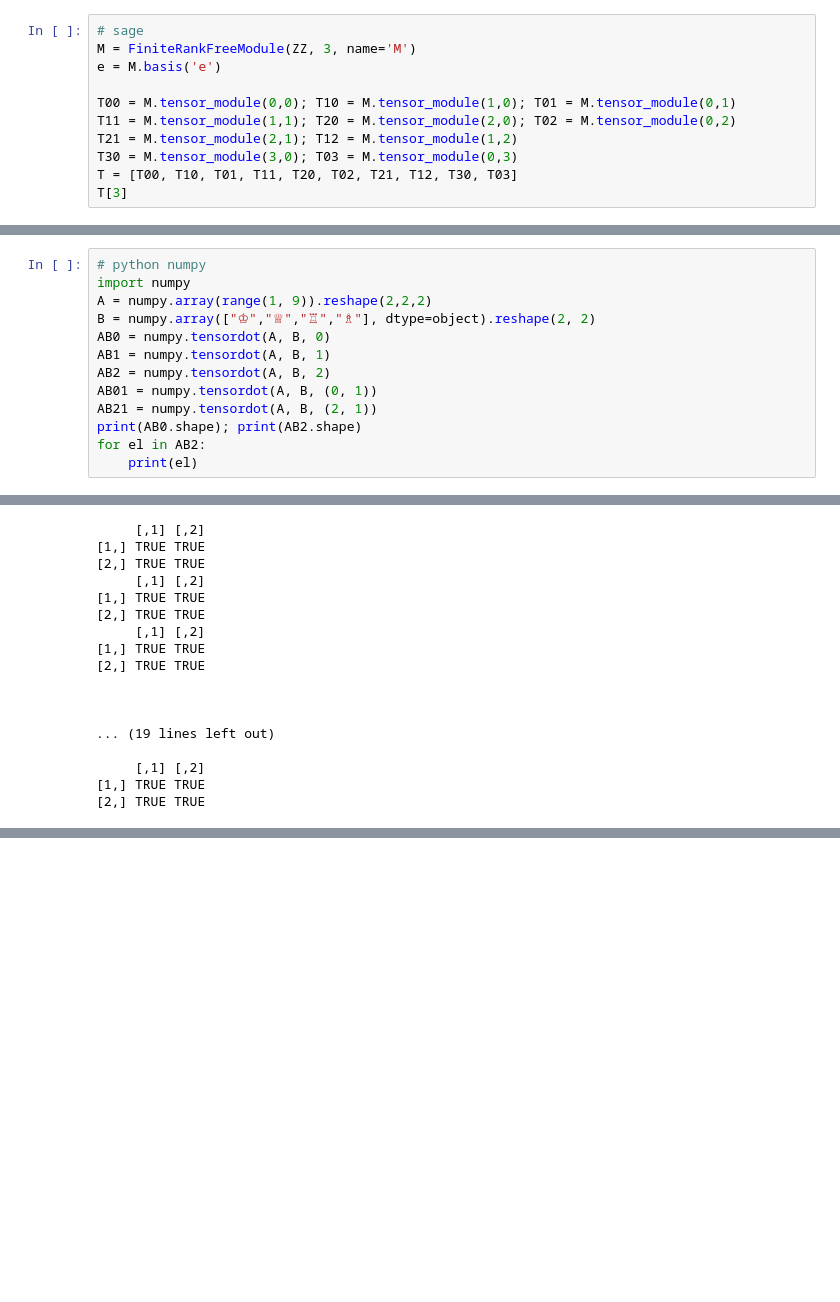
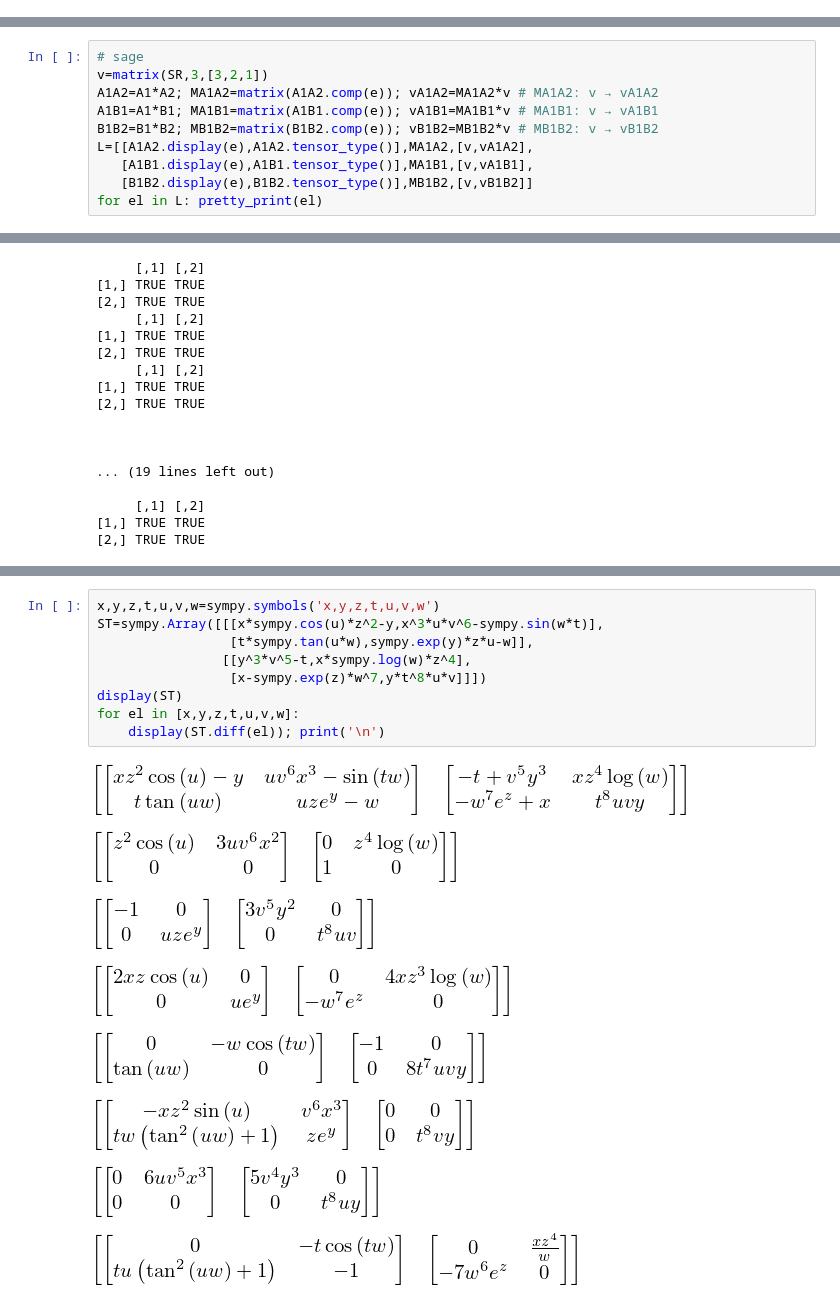
Before and after one commit to OlgaBelitskaya/linear_algebra_practice, a Jupyter notebook: work1_14.ipynb, the cells around one changed output, grey strips where cells are left out. Drawn from its saved outputs; the diff is of its cells as text; blank space fills up the shorter version.

```diff
--- a/work1_14.ipynb
+++ b/work1_14.ipynb
@@ -152,11 +209,0 @@ $AB \times \cdot GH = (a_m b_m) \times \cdot (g_n h_n) = (b_m \times g_n) (a_m \
-# %%
-# sage
-M = FiniteRankFreeModule(ZZ, 3, name='M')
-e = M.basis('e')
-
-T00 = M.tensor_module(0,0); T10 = M.tensor_module(1,0); T01 = M.tensor_module(0,1)
-T11 = M.tensor_module(1,1); T20 = M.tensor_module(2,0); T02 = M.tensor_module(0,2)
-T21 = M.tensor_module(2,1); T12 = M.tensor_module(1,2)
-T30 = M.tensor_module(3,0); T03 = M.tensor_module(0,3)
-T = [T00, T10, T01, T11, T20, T02, T21, T12, T30, T03]
-T[3]
@@ -275,13 +209,0 @@ Graphics3d Object
-# %%
-# python numpy
-import numpy
-A = numpy.array(range(1, 9)).reshape(2,2,2)
-B = numpy.array(["♔","♕","♖","♗"], dtype=object).reshape(2, 2)
-AB0 = numpy.tensordot(A, B, 0)
-AB1 = numpy.tensordot(A, B, 1)
-AB2 = numpy.tensordot(A, B, 2)
-AB01 = numpy.tensordot(A, B, (0, 1))
-AB21 = numpy.tensordot(A, B, (2, 1))
-print(AB0.shape); print(AB2.shape)
-for el in AB2:
-    print(el)
@@ -292,0 +210,10 @@ for el in AB2:
+# %%
+# sage
+v=matrix(SR,3,[3,2,1])
+A1A2=A1*A2; MA1A2=matrix(A1A2.comp(e)); vA1A2=MA1A2*v # MA1A2: v → vA1A2
+A1B1=A1*B1; MA1B1=matrix(A1B1.comp(e)); vA1B1=MA1B1*v # MA1B1: v → vA1B1
+B1B2=B1*B2; MB1B2=matrix(B1B2.comp(e)); vB1B2=MB1B2*v # MB1B2: v → vB1B2
+L=[[A1A2.display(e),A1A2.tensor_type()],MA1A2,[v,vA1A2],
+   [A1B1.display(e),A1B1.tensor_type()],MA1B1,[v,vA1B1],
+   [B1B2.display(e),B1B2.tensor_type()],MB1B2,[v,vB1B2]]
+for el in L: pretty_print(el)
@@ -526 +502,19 @@ G%o%H == tensor(G,H)
+# %%
+x,y,z,t,u,v,w=sympy.symbols('x,y,z,t,u,v,w')
+ST=sympy.Array([[[x*sympy.cos(u)*z^2-y,x^3*u*v^6-sympy.sin(w*t)],
+                 [t*sympy.tan(u*w),sympy.exp(y)*z*u-w]],
+                [[y^3*v^5-t,x*sympy.log(w)*z^4],
+                 [x-sympy.exp(z)*w^7,y*t^8*u*v]]])
+display(ST)
+for el in [x,y,z,t,u,v,w]:
+    display(ST.diff(el)); print('\n')
+# %% [output]
+[figure, added]
+[figure, added]
+[figure, added]
+[figure, added]
+[figure, added]
+[figure, added]
+[figure, added]
+[figure, added]
 # %% [markdown]
```
Also changed, not shown: parts of 37 cells of this notebook.
